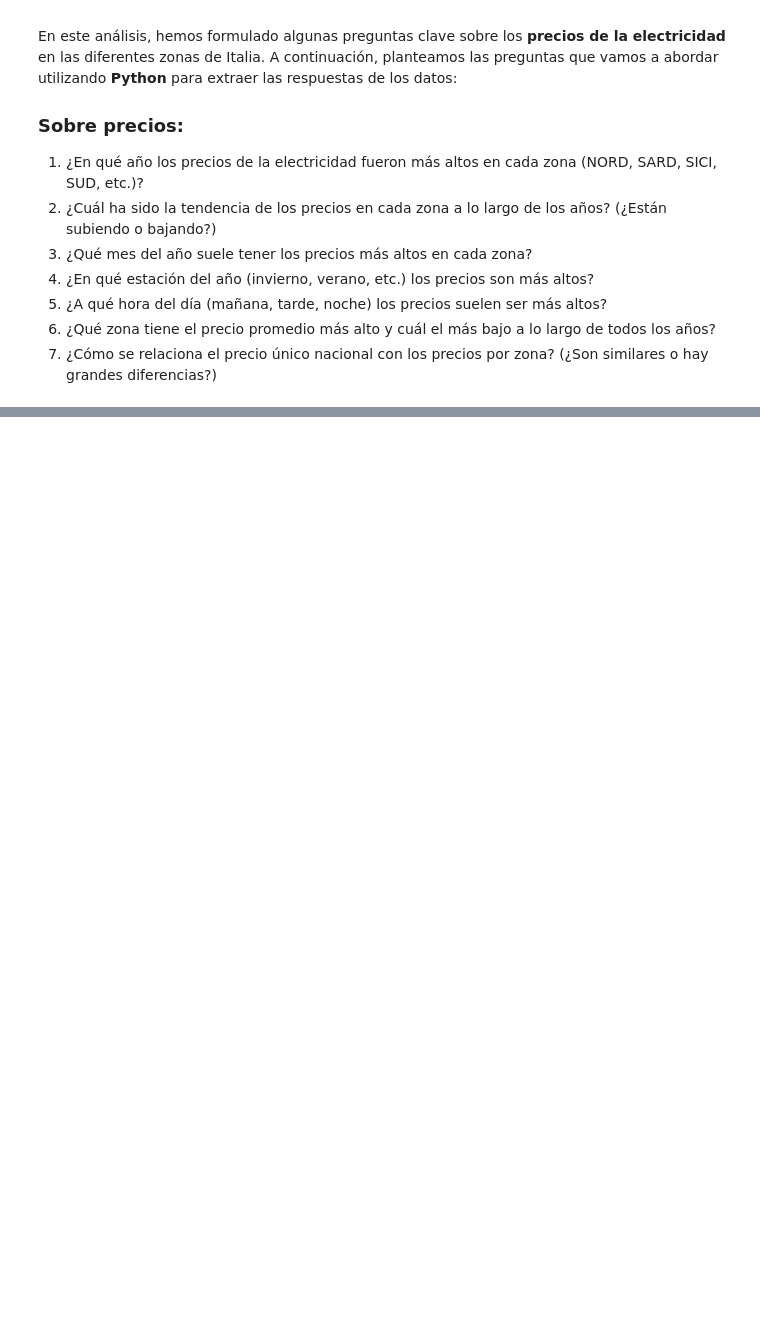
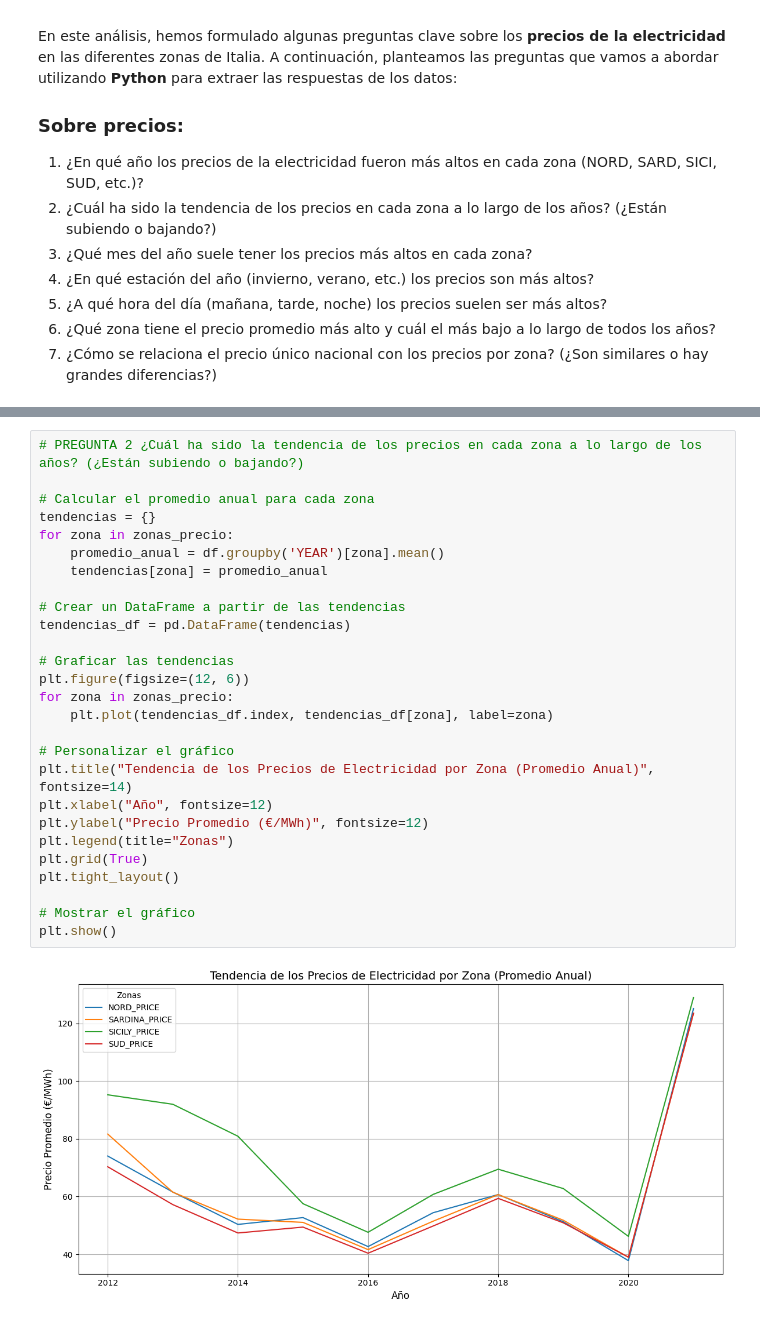
Before and after one commit to geobest7/datatone-escuela-musk-hackathon-datos-mercado-electrico-italiano, a Jupyter notebook: demanda_precio.ipynb, the cells around one changed output, grey strips where cells are left out. Cells and saved outputs as stored; diff of their text form; blank space fills up the shorter version.

Commit message:
respuestas a preguntas precios

```diff
--- a/demanda_precio.ipynb
+++ b/demanda_precio.ipynb
@@ -104,0 +105,29 @@ SUD_PRICE      2021      533.18601
+# %%
+# PREGUNTA 2 ¿Cuál ha sido la tendencia de los precios en cada zona a lo largo de los años? (¿Están subiendo o bajando?)
+
+# Calcular el promedio anual para cada zona
+tendencias = {}
+for zona in zonas_precio:
+    promedio_anual = df.groupby('YEAR')[zona].mean()
+    tendencias[zona] = promedio_anual
+
+# Crear un DataFrame a partir de las tendencias
+tendencias_df = pd.DataFrame(tendencias)
+
+# Graficar las tendencias
+plt.figure(figsize=(12, 6))
+for zona in zonas_precio:
+    plt.plot(tendencias_df.index, tendencias_df[zona], label=zona)
+
+# Personalizar el gráfico
+plt.title("Tendencia de los Precios de Electricidad por Zona (Promedio Anual)", fontsize=14)
+plt.xlabel("Año", fontsize=12)
+plt.ylabel("Precio Promedio (€/MWh)", fontsize=12)
+plt.legend(title="Zonas")
+plt.grid(True)
+plt.tight_layout()
+
+# Mostrar el gráfico
+plt.show()
+# %% [output]
+[figure, added]
```
Also changed, not shown: parts of 8 cells of this notebook.
